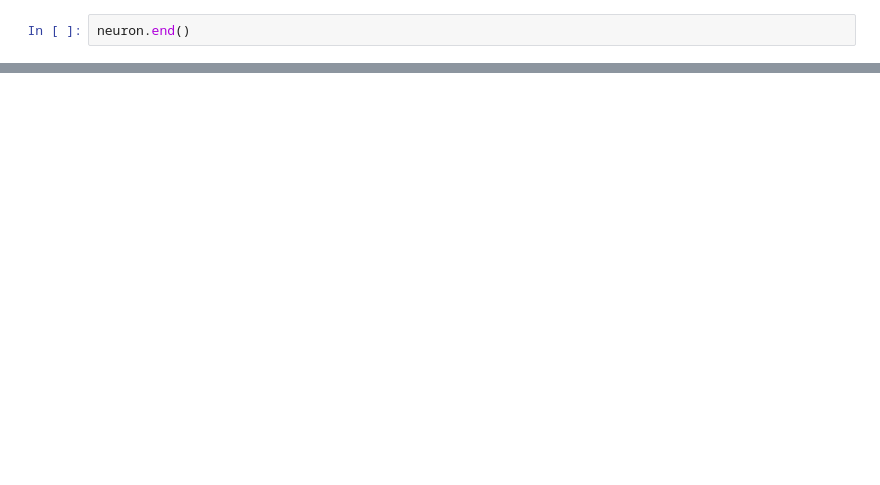
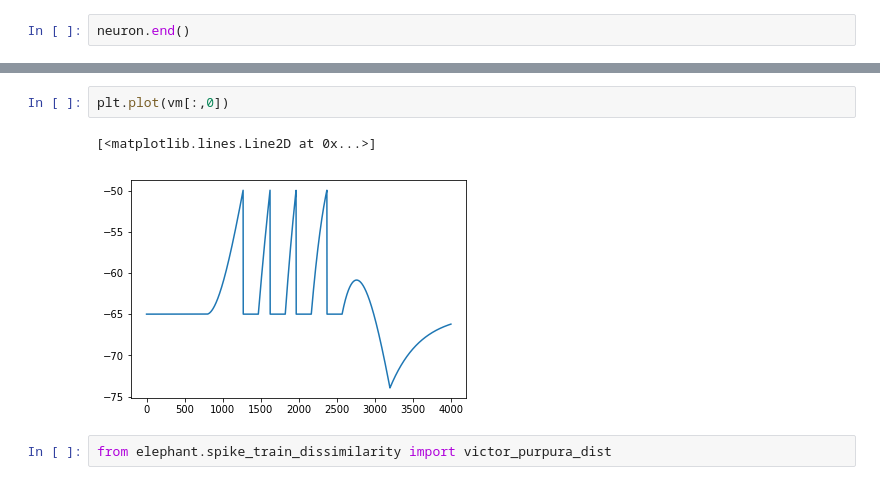
Before and after one commit to xhenes/optimality, a Jupyter notebook: AC-LIF.ipynb, the cells around one changed output, grey strips where cells are left out. Cells and saved outputs as stored; diff of their text form; blank space fills up the shorter version.

Commit message:
Spike train statistics

```diff
--- a/AC-LIF.ipynb
+++ b/AC-LIF.ipynb
@@ -43,0 +79,7 @@ print(vm)
+# %%
+plt.plot(vm[:,0])
+# %% [output]
+[<matplotlib.lines.Line2D at 0x...>]
+[figure, added]
+# %%
+from elephant.spike_train_dissimilarity import victor_purpura_dist
```
Also changed, not shown: parts of 20 cells of this notebook.
